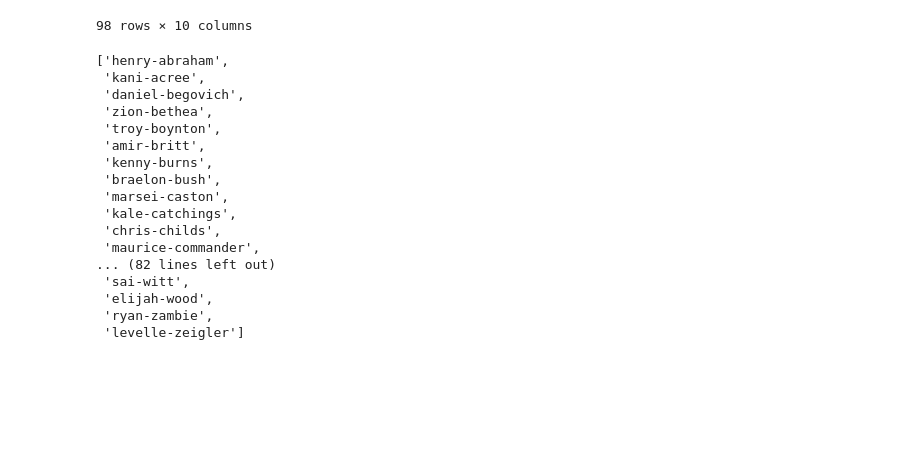
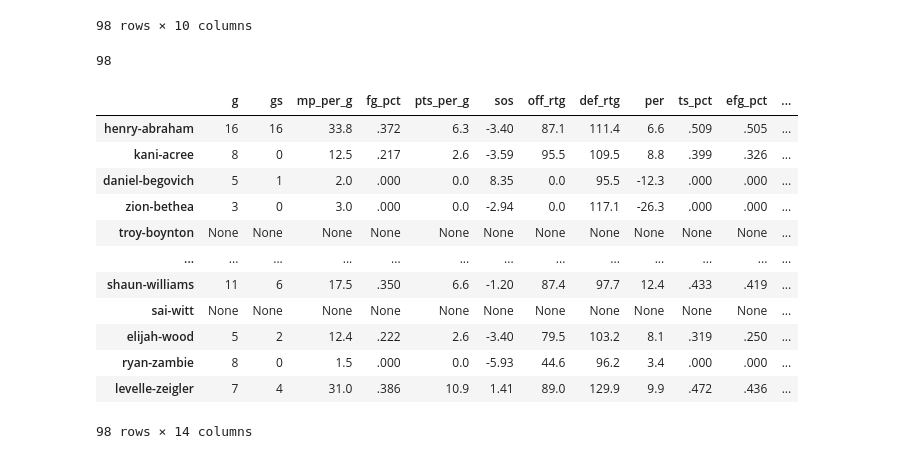
Before and after one commit to andrewli2403/ncaa-transfer-portal-evaluator, a Jupyter notebook: data_collector.ipynb, the cells around one changed output. Saved outputs shown, nothing was run; the diff lists cells and outputs as text; code cells hidden in the pictures; blank space fills up the shorter version.

```diff
--- a/data_collector.ipynb
+++ b/data_collector.ipynb
@@ -94,25 +79,8 @@ transfers
 98 rows × 10 columns
 # %%
 players = transfers["SRCBB Name"].tolist()
-players
 # %% [output]
-['henry-abraham',
- 'kani-acree',
- 'daniel-begovich',
- 'zion-bethea',
- 'troy-boynton',
- 'amir-britt',
- 'kenny-burns',
- 'braelon-bush',
- 'marsei-caston',
- 'kale-catchings',
- 'chris-childs',
- 'maurice-commander',
-... (82 lines left out)
- 'sai-witt',
- 'elijah-wood',
- 'ryan-zambie',
- 'levelle-zeigler']
+98
 # %%
 #collect data for player into array
 m_per_game = ["g", "gs", "mp_per_g", "fg_pct", "pts_per_g", "sos"]
@@ -120,6 +88,8 @@ m_per_hundred = ["off_rtg", "def_rtg"]
 m_advanced = ["per", "ts_pct", "efg_pct", "usg_pct", "ows", "dws"]
 metrics = m_per_game + m_per_hundred + m_advanced
 
+def metrics_len():
+    return len(metrics)
 
 tables = {"players_per_game": m_per_game, "players_per_poss": m_per_hundred, "players_advanced": m_advanced}
 def agg(name, uniqueness=1):
@@ -128,8 +98,8 @@ def agg(name, uniqueness=1):
     player = bs(r_player.content, features="html.parser")
 
     if player.find("table") is None:
-        return None
-    data = [name]
+        return [None] * metrics_len()
+    data = []
     for table, metrics in tables.items():
         desired = player.find("table", attrs= {"class": "stats_table sortable row_summable", "id": table})
         if not desired:
@@ -139,6 +109,22 @@ def agg(name, uniqueness=1):
 
     return data
 
-x = [agg(player) for player in players]
+data = [agg(player) for player in players]
 
-# pd.DataFrame([data], columns=metrics, index=['player'])
+prospects = pd.DataFrame(data, columns=metrics, index=players)
+# %%
+prospects
+# %% [output]
+|  | g | gs | mp_per_g | fg_pct | pts_per_g | sos | off_rtg | def_rtg | per | ts_pct | efg_pct | ... |
+| henry-abraham | 16 | 16 | 33.8 | .372 | 6.3 | -3.40 | 87.1 | 111.4 | 6.6 | .509 | .505 | ... |
+| kani-acree | 8 | 0 | 12.5 | .217 | 2.6 | -3.59 | 95.5 | 109.5 | 8.8 | .399 | .326 | ... |
+| daniel-begovich | 5 | 1 | 2.0 | .000 | 0.0 | 8.35 | 0.0 | 95.5 | -12.3 | .000 | .000 | ... |
+| zion-bethea | 3 | 0 | 3.0 | .000 | 0.0 | -2.94 | 0.0 | 117.1 | -26.3 | .000 | .000 | ... |
+| troy-boynton | None | None | None | None | None | None | None | None | None | None | None | ... |
+| ... | ... | ... | ... | ... | ... | ... | ... | ... | ... | ... | ... | ... |
+| shaun-williams | 11 | 6 | 17.5 | .350 | 6.6 | -1.20 | 87.4 | 97.7 | 12.4 | .433 | .419 | ... |
+| sai-witt | None | None | None | None | None | None | None | None | None | None | None | ... |
+| elijah-wood | 5 | 2 | 12.4 | .222 | 2.6 | -3.40 | 79.5 | 103.2 | 8.1 | .319 | .250 | ... |
+| ryan-zambie | 8 | 0 | 1.5 | .000 | 0.0 | -5.93 | 44.6 | 96.2 | 3.4 | .000 | .000 | ... |
+| levelle-zeigler | 7 | 4 | 31.0 | .386 | 10.9 | 1.41 | 89.0 | 129.9 | 9.9 | .472 | .436 | ... |
+98 rows × 14 columns
```
Also changed, not shown: parts of 1 cell of this notebook.
